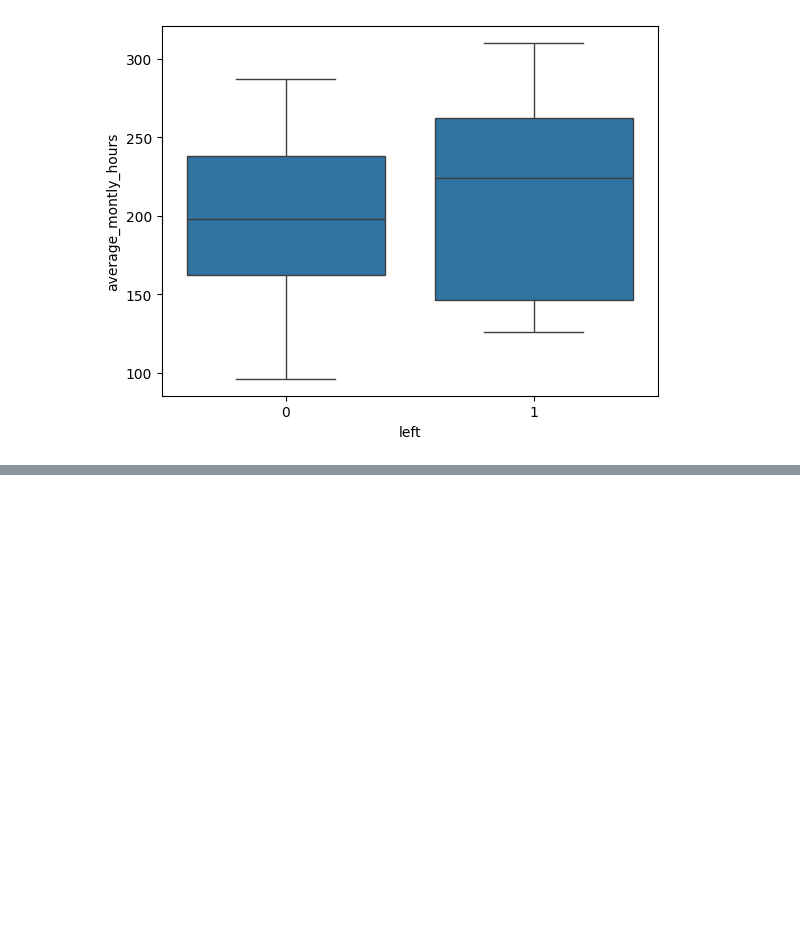
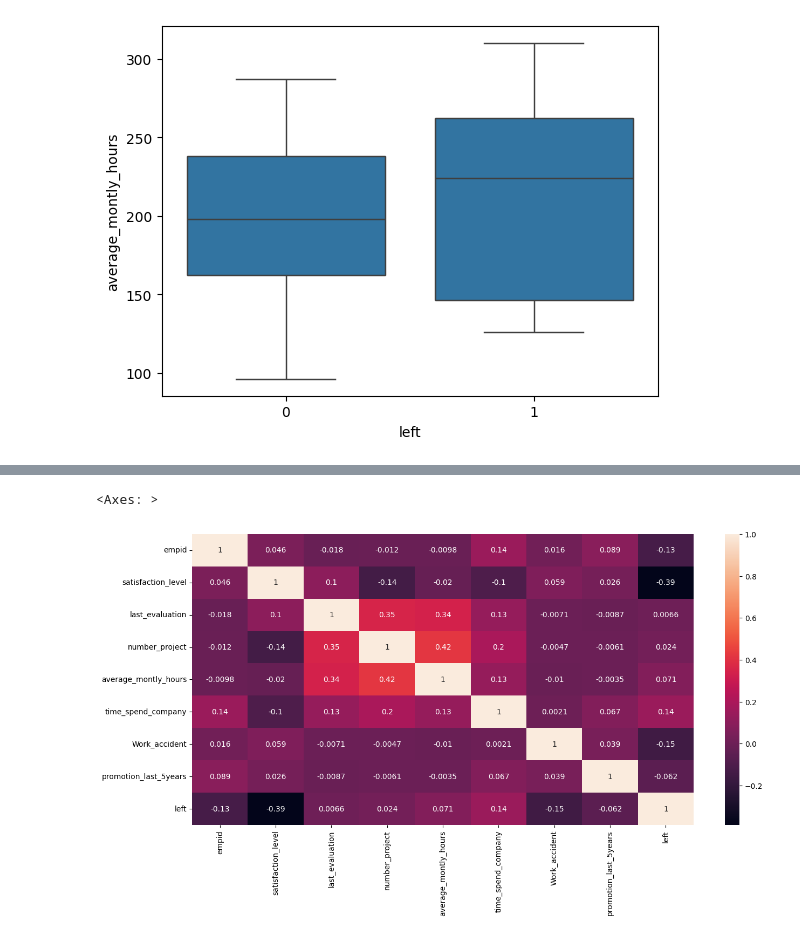
Before and after one commit to omkarpattnaik8080/EmployeeRetentionPrediction, a Jupyter notebook: EmployeeRetentionsystem.ipynb, the cells around one changed output, grey strips where cells are left out. Cells and saved outputs as stored; diff of their text form; code cells hidden in the pictures; blank space fills up the shorter version.

```diff
--- a/EmployeeRetentionsystem.ipynb
+++ b/EmployeeRetentionsystem.ipynb
@@ -172,0 +184,8 @@ sns.boxplot(x="left",y="average_montly_hours",data=df)
+# %%
+#to see the relationship and correelation between the columns we use a feature called cor
+cor_mat=df.corr()
+fig=plt.figure(figsize=(15,7))
+sns.heatmap(cor_mat,annot=True)
+# %% [output]
+<Axes: >
+[figure, added]
```
Also changed, not shown: parts of 3 cells of this notebook.
